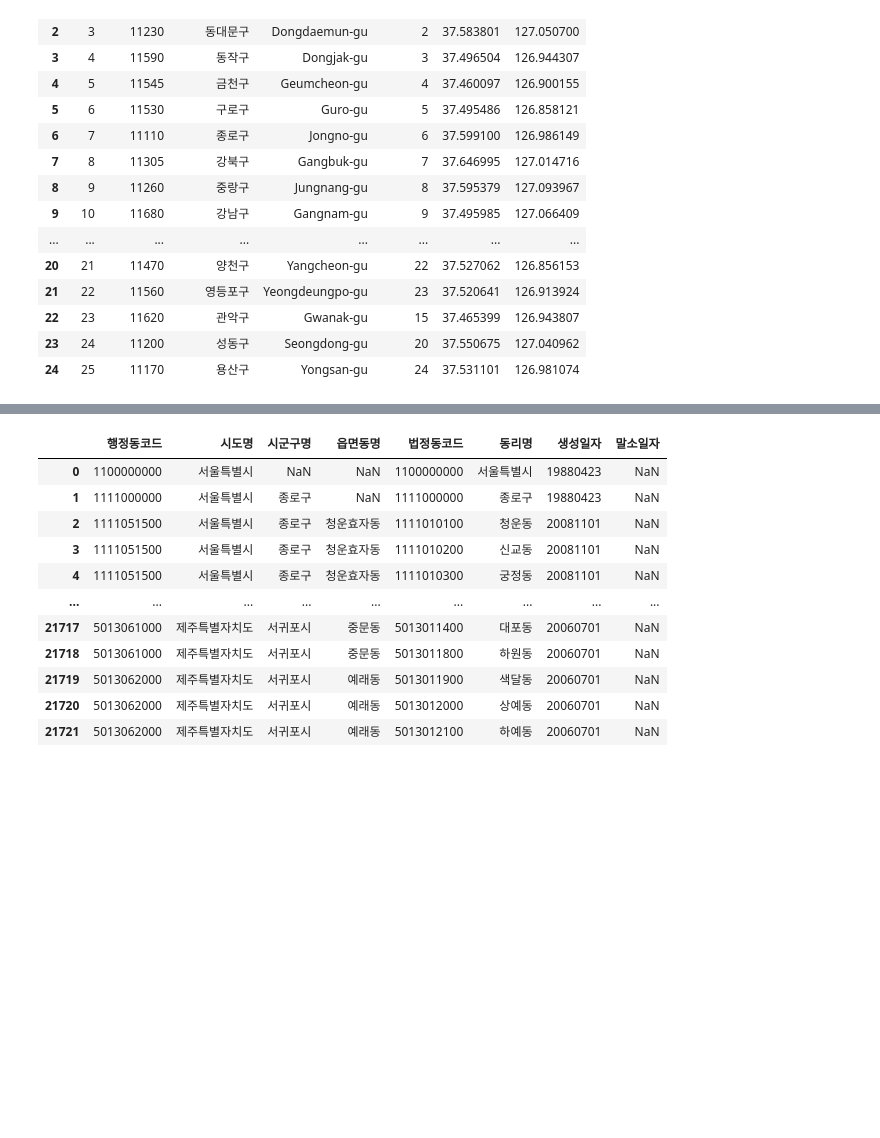
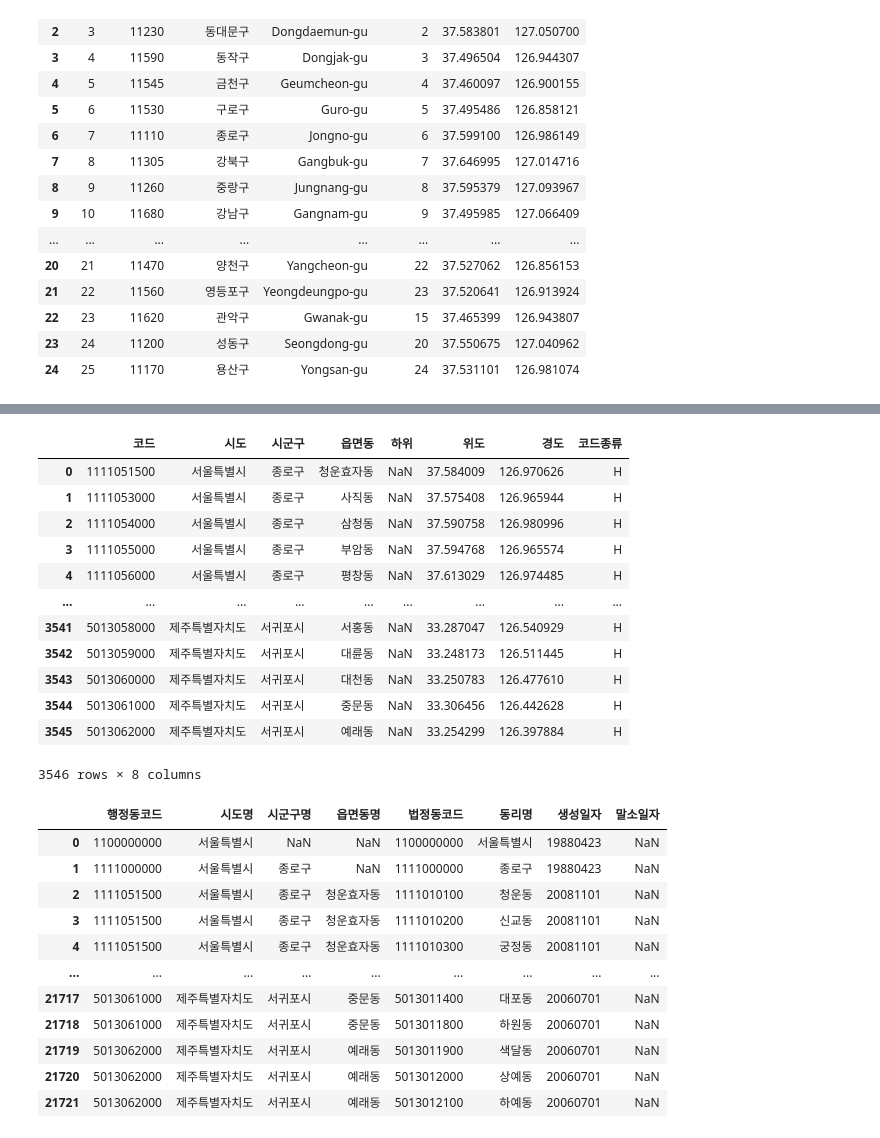
Before and after one commit to gyuholee94/seoul_contest, a Jupyter notebook: Gyuho.ipynb, the cells around one changed output, grey strips where cells are left out. Saved outputs shown, nothing was run; the diff lists cells and outputs as text; code cells hidden in the pictures; blank space fills up the shorter version.

```diff
--- a/Gyuho.ipynb
+++ b/Gyuho.ipynb
@@ -231,3 +224,19 @@ gu_loc
+# %%
+dong_loc[dong_loc['코드종류']=='H']
+# %% [output]
+|  | 코드 | 시도 | 시군구 | 읍면동 | 하위 | 위도 | 경도 | 코드종류 |
+| 0 | 1111051500 | 서울특별시 | 종로구 | 청운효자동 | NaN | 37.584009 | 126.970626 | H |
+| 1 | 1111053000 | 서울특별시 | 종로구 | 사직동 | NaN | 37.575408 | 126.965944 | H |
+| 2 | 1111054000 | 서울특별시 | 종로구 | 삼청동 | NaN | 37.590758 | 126.980996 | H |
+| 3 | 1111055000 | 서울특별시 | 종로구 | 부암동 | NaN | 37.594768 | 126.965574 | H |
+| 4 | 1111056000 | 서울특별시 | 종로구 | 평창동 | NaN | 37.613029 | 126.974485 | H |
+| ... | ... | ... | ... | ... | ... | ... | ... | ... |
+| 3541 | 5013058000 | 제주특별자치도 | 서귀포시 | 서홍동 | NaN | 33.287047 | 126.540929 | H |
+| 3542 | 5013059000 | 제주특별자치도 | 서귀포시 | 대륜동 | NaN | 33.248173 | 126.511445 | H |
+| 3543 | 5013060000 | 제주특별자치도 | 서귀포시 | 대천동 | NaN | 33.250783 | 126.477610 | H |
+| 3544 | 5013061000 | 제주특별자치도 | 서귀포시 | 중문동 | NaN | 33.306456 | 126.442628 | H |
+| 3545 | 5013062000 | 제주특별자치도 | 서귀포시 | 예래동 | NaN | 33.254299 | 126.397884 | H |
+3546 rows × 8 columns
 # %%
 dong
 # %% [output]
```
Also changed, not shown: parts of 74 cells of this notebook, 12 other files.
